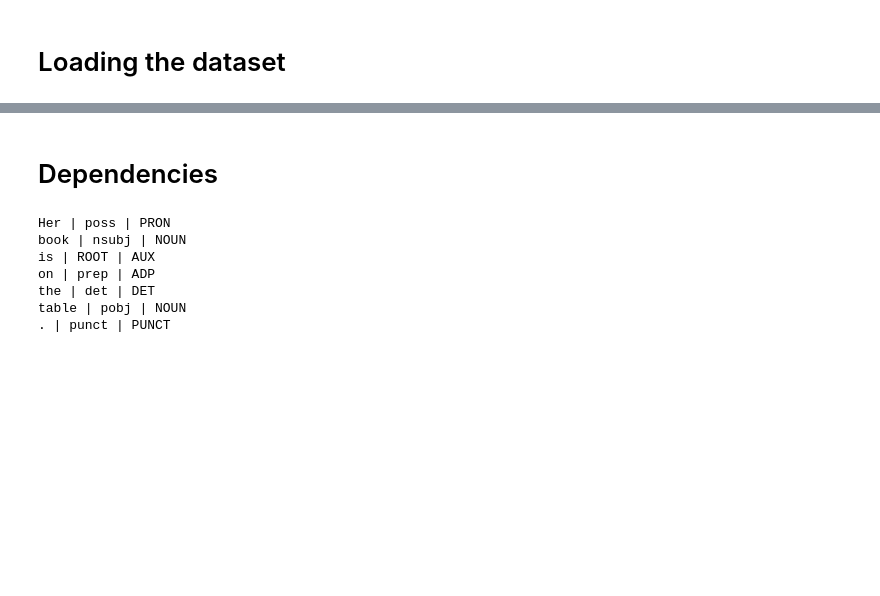
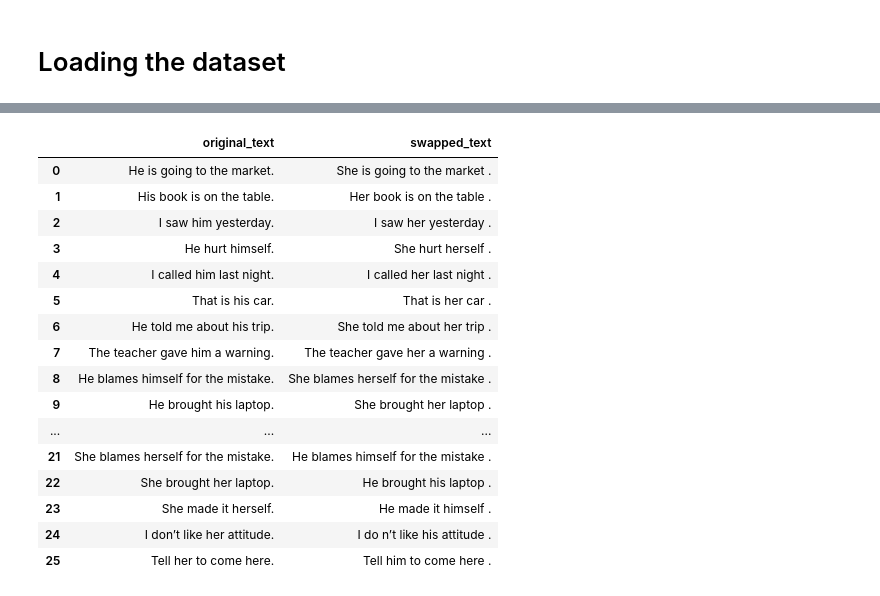
Before and after one commit to sambhatt11/SNLP_Assignments, a Jupyter notebook: SNLP_Assignment2.ipynb, the cells around one changed output, grey strips where cells are left out. Drawn from its saved outputs; the diff is of its cells as text; code cells hidden in the pictures; blank space fills up the shorter version.

```diff
--- a/SNLP_Assignment2.ipynb
+++ b/SNLP_Assignment2.ipynb
@@ -165,2 +153,29 @@ def spacy_pronoun_swap(sentence, target_gender):
+# %%
+def swap_pronouns_with_dep(text):
+    doc = nlp(text)
+    new_tokens = []
+    dep_info = []
+
+    for token in doc:
+        tok_lower = token.text.lower()
+
+        if tok_lower in pronoun_map:
+            if token.dep_ in ["poss", "possessive"]:
+                swapped = poss_adj_map.get(tok_lower, token.text)
+            elif token.dep_ == "dobj" and tok_lower.endswith("self"):
+                swapped = pronoun_map.get(tok_lower, token.text)
+            else:
+                swapped = pronoun_map.get(tok_lower, token.text)
+
+            if token.text[0].isupper():
+                swapped = swapped.capitalize()
+            new_tokens.append(swapped)
+        else:
+            new_tokens.append(token.text)
+
+        dep_info.append((token.text, token.dep_))
+
+    swapped_sentence = spacy.tokens.Doc(doc.vocab, words=new_tokens).text
+    return swapped_sentence, dep_info
 # %% [markdown]
 # Loading the dataset
@@ -169,0 +182,2 @@ df['predicted_output'] = df.apply(lambda row: spacy_pronoun_swap(row['input_text
+# %%
+df = pd.read_csv('pronoun_testcases (1).csv')
@@ -170 +195,10 @@ df['predicted_output'] = df.apply(lambda row: spacy_pronoun_swap(row['input_text
+# %%
+results = []
+for idx, row in df.iterrows():
+    swapped_text, dep_info = swap_pronouns_with_dep(row['input_text'])
+    results.append({
+        'original_text': row['input_text'],
+        'swapped_text': swapped_text,
+        'dependency_info': dep_info
+    })
 # %% [markdown]
@@ -192,16 +206,22 @@ df
-# %% [markdown]
-# Dependencies
-# %%
-sentence = "Her book is on the table."
-doc = nlp(sentence)
-
-for token in doc:
-    print(f"{token.text} | {token.dep_} | {token.pos_}")
-# %% [output]
-Her | poss | PRON
-book | nsubj | NOUN
-is | ROOT | AUX
-on | prep | ADP
-the | det | DET
-table | pobj | NOUN
-. | punct | PUNCT
+# %%
+result_df = pd.DataFrame(results)
+# %%
+result_df[['original_text', 'swapped_text']]
+# %% [output]
+|  | original_text | swapped_text |
+| 0 | He is going to the market. | She is going to the market . |
+| 1 | His book is on the table. | Her book is on the table . |
+| 2 | I saw him yesterday. | I saw her yesterday . |
+| 3 | He hurt himself. | She hurt herself . |
+| 4 | I called him last night. | I called her last night . |
+| 5 | That is his car. | That is her car . |
+| 6 | He told me about his trip. | She told me about her trip . |
+| 7 | The teacher gave him a warning. | The teacher gave her a warning . |
+| 8 | He blames himself for the mistake. | She blames herself for the mistake . |
+| 9 | He brought his laptop. | She brought her laptop . |
+| ... | ... | ... |
+| 21 | She blames herself for the mistake. | He blames himself for the mistake . |
+| 22 | She brought her laptop. | He brought his laptop . |
+| 23 | She made it herself. | He made it himself . |
+| 24 | I don’t like her attitude. | I do n’t like his attitude . |
+| 25 | Tell her to come here. | Tell him to come here . |
```
Also changed, not shown: parts of 11 cells of this notebook.
